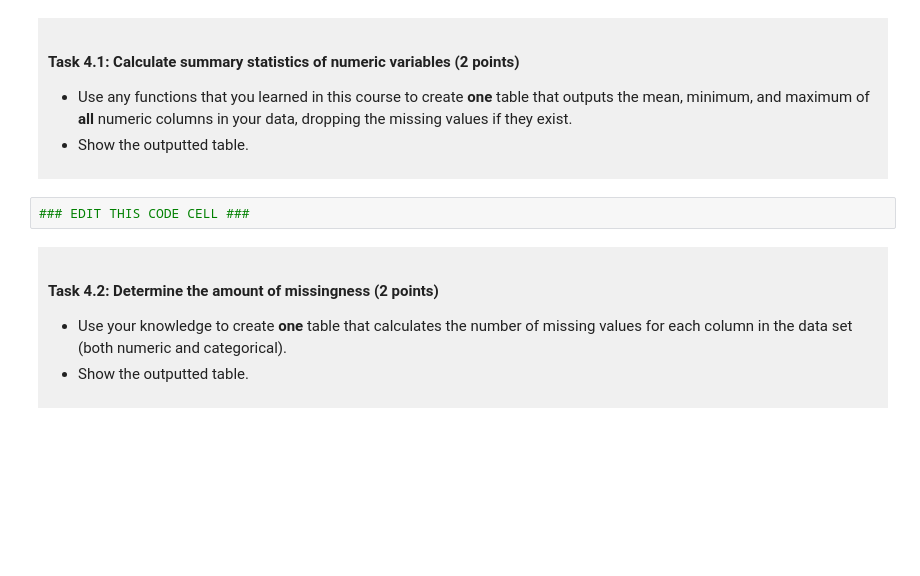
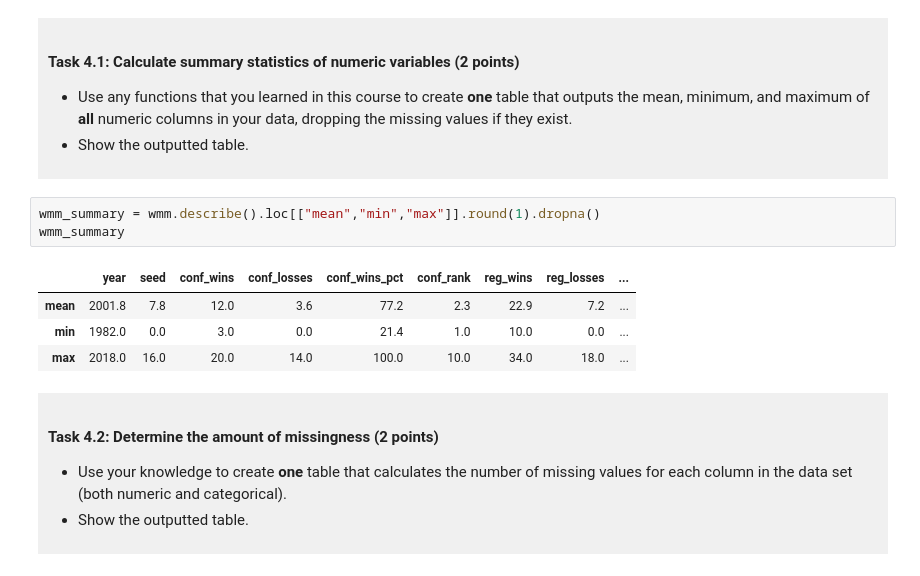
Before and after one commit to florinens/dsci100-project-florine, a Jupyter notebook: dsci-100-project-notebook.ipynb, the cells around one changed output. Cells and saved outputs as stored; diff of their text form; blank space fills up the shorter version.

```diff
--- a/dsci-100-project-notebook.ipynb
+++ b/dsci-100-project-notebook.ipynb
@@ -257,7 +257,13 @@ You will refine your research question (if needed) and produce a tidy data set.
 
 </div>
 # %%
-### EDIT THIS CODE CELL ###
+wmm_summary = wmm.describe().loc[["mean","min","max"]].round(1).dropna()
+wmm_summary
+# %% [output]
+|  | year | seed | conf_wins | conf_losses | conf_wins_pct | conf_rank | reg_wins | reg_losses | ... |
+| mean | 2001.8 | 7.8 | 12.0 | 3.6 | 77.2 | 2.3 | 22.9 | 7.2 | ... |
+| min | 1982.0 | 0.0 | 3.0 | 0.0 | 21.4 | 1.0 | 10.0 | 0.0 | ... |
+| max | 2018.0 | 16.0 | 20.0 | 14.0 | 100.0 | 10.0 | 34.0 | 18.0 | ... |
 # %% [markdown]
 <div style="background-color: #f0f0f0; padding: 10px;">
 
```
Also changed, not shown: parts of 12 cells of this notebook.
